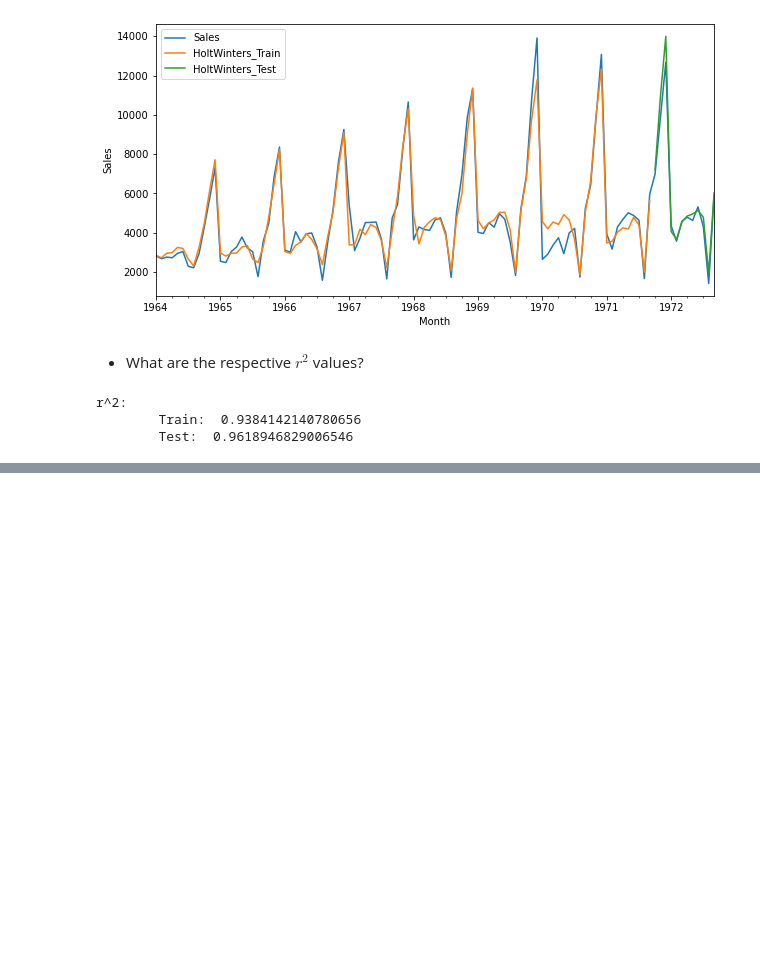
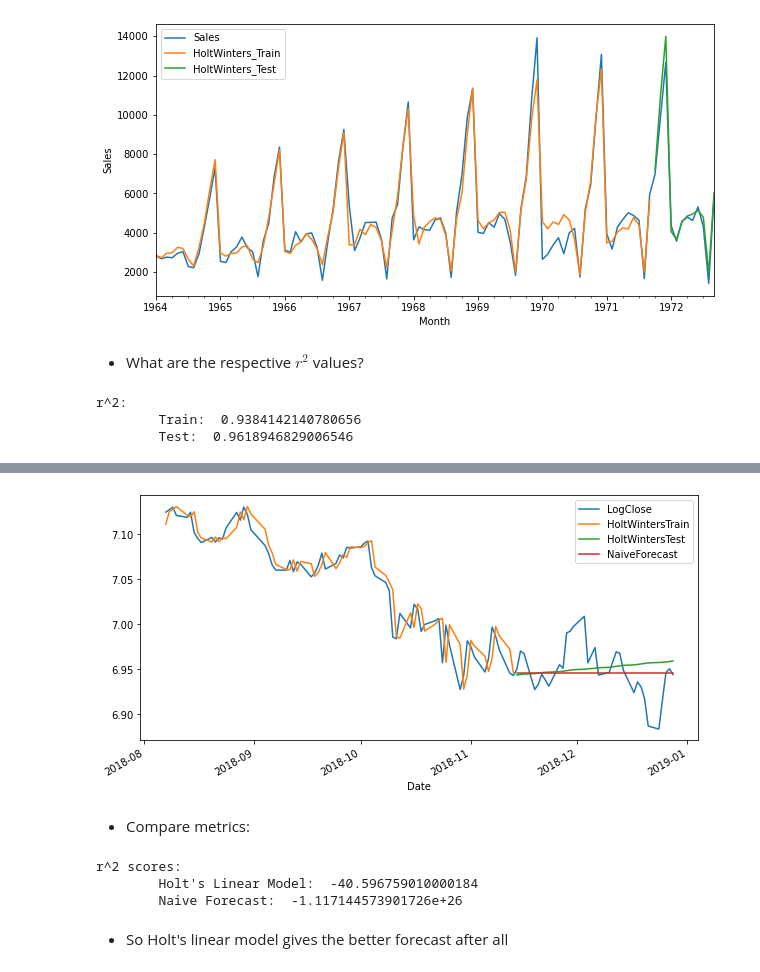
Before and after one commit to les67/TimeSeriesAnalysis_Udemy, a Jupyter notebook: 4_exponential_smoothing.ipynb, the cells around one changed output, grey strips where cells are left out. Saved outputs shown, nothing was run; the diff lists cells and outputs as text; code cells hidden in the pictures; blank space fills up the shorter version.

```diff
--- a/4_exponential_smoothing.ipynb
+++ b/4_exponential_smoothing.ipynb
@@ -727,0 +809,19 @@ r^2:
+# %%
+# Naive forecast
+goog.loc[test_idx,'NaiveForecast'] = goog['HoltWintersTrain'][train.index[-1]]
+# %%
+goog.iloc[-100:][['LogClose','HoltWintersTrain','HoltWintersTest','NaiveForecast']].plot(figsize=(10,5));
+# %% [output]
+[figure, added]
+# %% [markdown]
+- Compare metrics:
+# %%
+print('r^2 scores:')
+print("\tHolt's Linear Model: ",r2_score(goog.loc[test_idx,'HoltWintersTest'],goog.loc[test_idx,'LogClose']))
+print("\tNaive Forecast: ",r2_score(goog.loc[test_idx,'NaiveForecast'],goog.loc[test_idx,'LogClose']))
+# %% [output]
+r^2 scores:
+        Holt's Linear Model:  -40.596759010000184
+        Naive Forecast:  -1.117144573901726e+26
+# %% [markdown]
+- So Holt's linear model gives the better forecast after all
```
Also changed, not shown: parts of 13 cells of this notebook.
